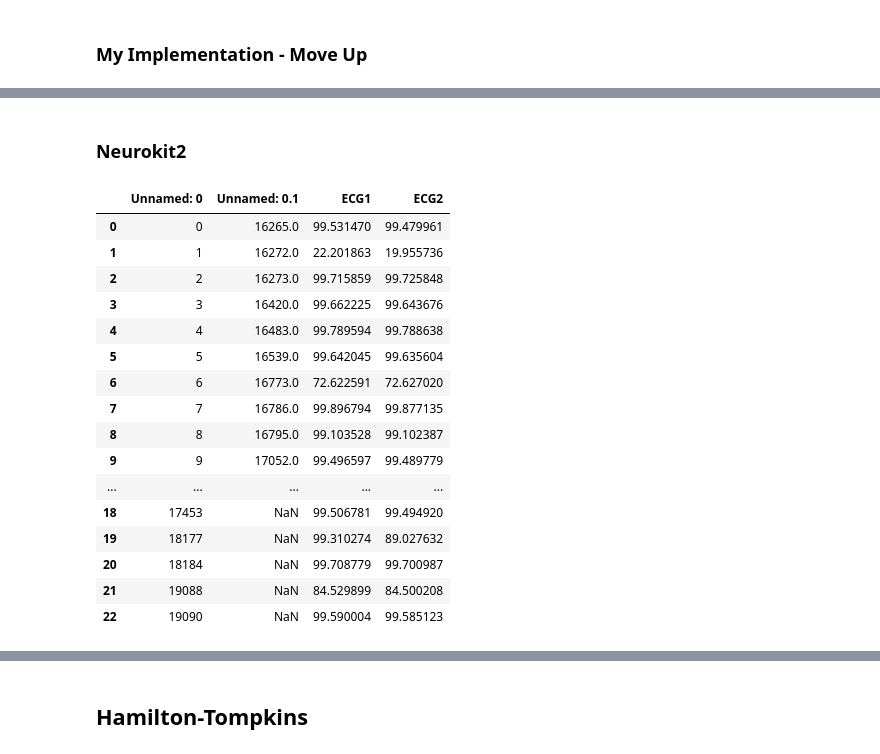
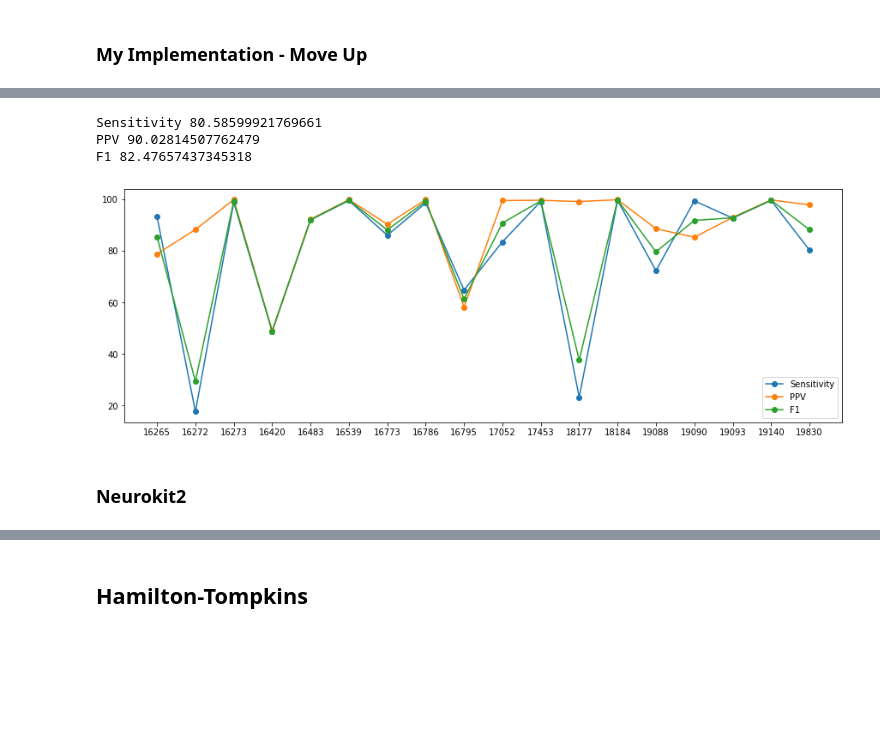
Before and after one commit to kellydingzx/ecg_notebooks, a Jupyter notebook: Results_Arr.ipynb, the cells around one changed output, grey strips where cells are left out. Cells and saved outputs as stored; diff of their text form; code cells hidden in the pictures; blank space fills up the shorter version.

```diff
--- a/Results_Arr.ipynb
+++ b/Results_Arr.ipynb
@@ -144,5 +155,14 @@ np.sum(df['AFs']), np.sum(df['Beats'])
 # %% [markdown]
 # Beat Detection Results on NSR
+# %%
+labels = ['Sensitivity', 'PPV', 'F1']
+def plot_lead(dfs, lead):
+  plt.figure(figsize=(15,5))
+  for i in range(0, len(dfs)):
+    df = dfs[i]
+    plt.plot([str(int(a)) for a in df.index], df[lead], marker = 'o', linestyle = '-', label = labels[i])
+    print(labels[i], np.mean(df[lead]))
+  plt.legend()
 # %% [markdown]
 ## Pan-Tompkins
 # %% [markdown]
@@ -188,29 +200,16 @@ F1 93.12618559188243
+# %%
+plot_lead(dfs, 'ECG2')
+# %% [output]
+Sensitivity 80.58599921769661
+PPV 90.02814507762479
+F1 82.47657437345318
+[figure, added]
 # %% [markdown]
 ### Neurokit2
 # %%
 df_sen = pd.read_csv("/content/gdrive/My Drive/2peaks/sen.csv" )
 df_ppv = pd.read_csv("/content/gdrive/My Drive/2peaks/ppv.csv" )
 df_f1 = pd.read_csv("/content/gdrive/My Drive/2peaks/f1.csv" )
-# %%
-df_sen
-# %% [output]
-|  | Unnamed: 0 | Unnamed: 0.1 | ECG1 | ECG2 |
-| 0 | 0 | 16265.0 | 99.531470 | 99.479961 |
-| 1 | 1 | 16272.0 | 22.201863 | 19.955736 |
-| 2 | 2 | 16273.0 | 99.715859 | 99.725848 |
-| 3 | 3 | 16420.0 | 99.662225 | 99.643676 |
-| 4 | 4 | 16483.0 | 99.789594 | 99.788638 |
-| 5 | 5 | 16539.0 | 99.642045 | 99.635604 |
-| 6 | 6 | 16773.0 | 72.622591 | 72.627020 |
-| 7 | 7 | 16786.0 | 99.896794 | 99.877135 |
-| 8 | 8 | 16795.0 | 99.103528 | 99.102387 |
-| 9 | 9 | 17052.0 | 99.496597 | 99.489779 |
-| ... | ... | ... | ... | ... |
-| 18 | 17453 | NaN | 99.506781 | 99.494920 |
-| 19 | 18177 | NaN | 99.310274 | 89.027632 |
-| 20 | 18184 | NaN | 99.708779 | 99.700987 |
-| 21 | 19088 | NaN | 84.529899 | 84.500208 |
-| 22 | 19090 | NaN | 99.590004 | 99.585123 |
 # %%
 dfs = []
 for df in [df_sen, df_ppv, df_f1]:
```
Also changed, not shown: parts of 21 cells of this notebook.
